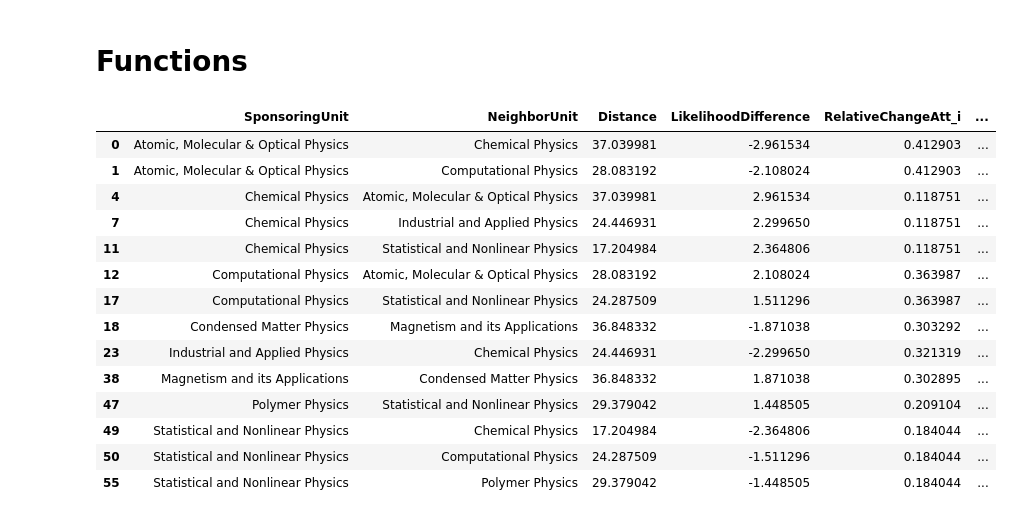
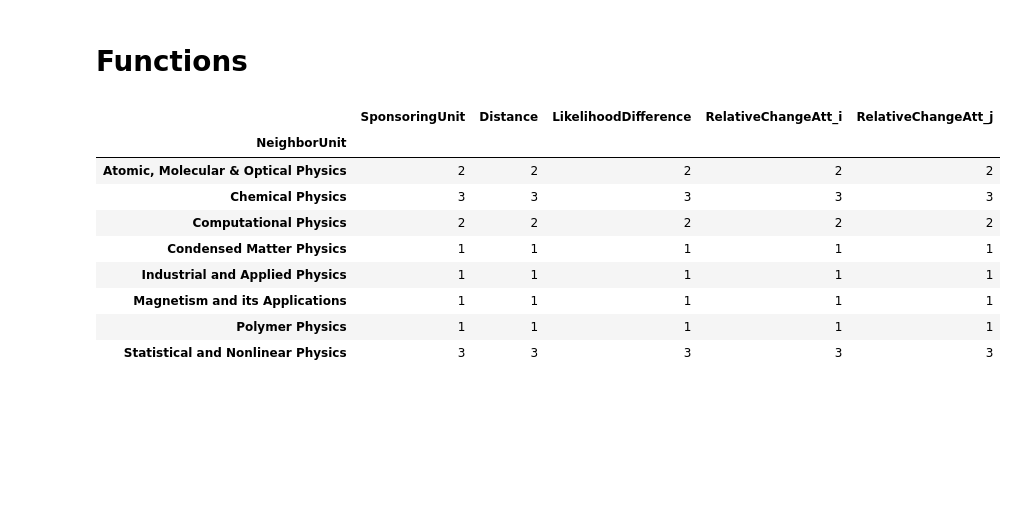
Before and after one commit to EllenWM/Evolution-of-Gender-Diversity-in-Physics-Conferences, a Jupyter notebook: interventionImpact.ipynb, the cells around one changed output. Cells and saved outputs as stored; diff of their text form; code cells hidden in the pictures; blank space fills up the shorter version.

```diff
--- a/interventionImpact.ipynb
+++ b/interventionImpact.ipynb
@@ -329,26 +330,24 @@ similarUnit_eval = similarUnit_eval.rename(columns = {'SponsoringUnit_i': 'Spons
 # %%
 quantile_75 = similarUnit_eval.LikelihoodDifference.abs().quantile(0.75)
 #0.8849057363865074
-similarUnit_eval[similarUnit_eval.LikelihoodDifference.abs() >= quantile_75]
+mostDifferent = similarUnit_eval[similarUnit_eval.LikelihoodDifference.abs() >= quantile_75].reset_index(drop = True)
+mostDifferent.groupby('NeighborUnit').count()
 
 #maybe we need to find a way to only show the once with biggest likelihood difference
 #now plot these
 
 #find duplicates of sponsoringUnit matched with NeighborUnit
 #then find those units that have low relative change
+
+#find out what to plot
 # %% [output]
-|  | SponsoringUnit | NeighborUnit | Distance | LikelihoodDifference | RelativeChangeAtt_i | ... |
-| 0 | Atomic, Molecular & Optical Physics | Chemical Physics | 37.039981 | -2.961534 | 0.412903 | ... |
-| 1 | Atomic, Molecular & Optical Physics | Computational Physics | 28.083192 | -2.108024 | 0.412903 | ... |
-| 4 | Chemical Physics | Atomic, Molecular & Optical Physics | 37.039981 | 2.961534 | 0.118751 | ... |
-| 7 | Chemical Physics | Industrial and Applied Physics | 24.446931 | 2.299650 | 0.118751 | ... |
-| 11 | Chemical Physics | Statistical and Nonlinear Physics | 17.204984 | 2.364806 | 0.118751 | ... |
-| 12 | Computational Physics | Atomic, Molecular & Optical Physics | 28.083192 | 2.108024 | 0.363987 | ... |
-| 17 | Computational Physics | Statistical and Nonlinear Physics | 24.287509 | 1.511296 | 0.363987 | ... |
-| 18 | Condensed Matter Physics | Magnetism and its Applications | 36.848332 | -1.871038 | 0.303292 | ... |
-| 23 | Industrial and Applied Physics | Chemical Physics | 24.446931 | -2.299650 | 0.321319 | ... |
-| 38 | Magnetism and its Applications | Condensed Matter Physics | 36.848332 | 1.871038 | 0.302895 | ... |
-| 47 | Polymer Physics | Statistical and Nonlinear Physics | 29.379042 | 1.448505 | 0.209104 | ... |
-| 49 | Statistical and Nonlinear Physics | Chemical Physics | 17.204984 | -2.364806 | 0.184044 | ... |
-| 50 | Statistical and Nonlinear Physics | Computational Physics | 24.287509 | -1.511296 | 0.184044 | ... |
-| 55 | Statistical and Nonlinear Physics | Polymer Physics | 29.379042 | -1.448505 | 0.184044 | ... |
+|  | SponsoringUnit | Distance | LikelihoodDifference | RelativeChangeAtt_i | RelativeChangeAtt_j |
+| NeighborUnit |  |  |  |  |  |
+| Atomic, Molecular & Optical Physics | 2 | 2 | 2 | 2 | 2 |
+| Chemical Physics | 3 | 3 | 3 | 3 | 3 |
+| Computational Physics | 2 | 2 | 2 | 2 | 2 |
+| Condensed Matter Physics | 1 | 1 | 1 | 1 | 1 |
+| Industrial and Applied Physics | 1 | 1 | 1 | 1 | 1 |
+| Magnetism and its Applications | 1 | 1 | 1 | 1 | 1 |
+| Polymer Physics | 1 | 1 | 1 | 1 | 1 |
+| Statistical and Nonlinear Physics | 3 | 3 | 3 | 3 | 3 |
```
Also changed, not shown: parts of 12 cells of this notebook.
